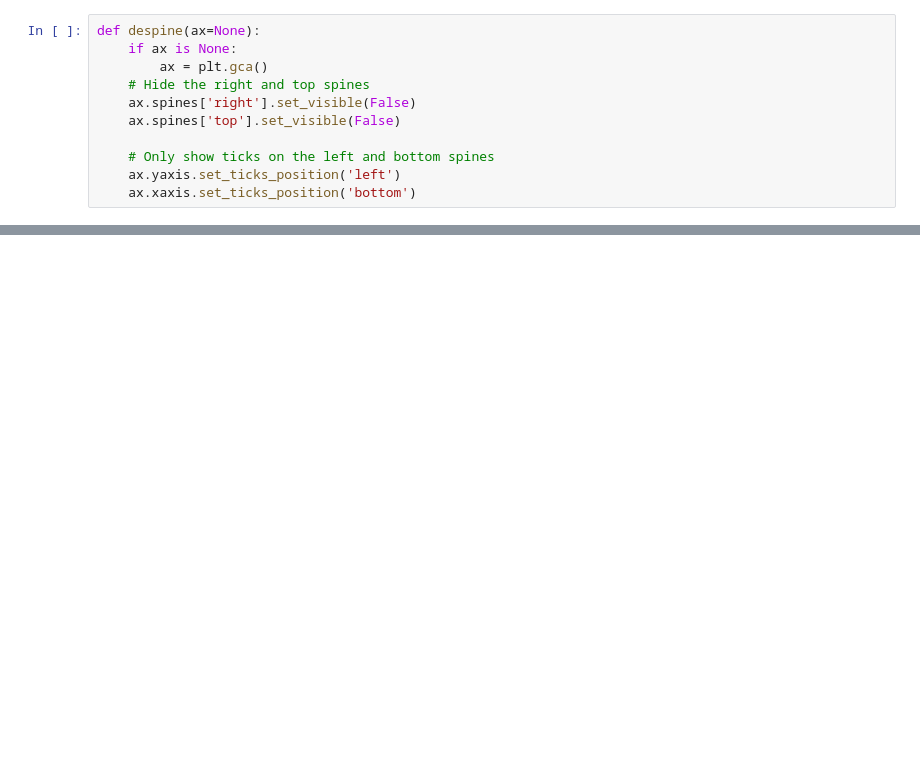
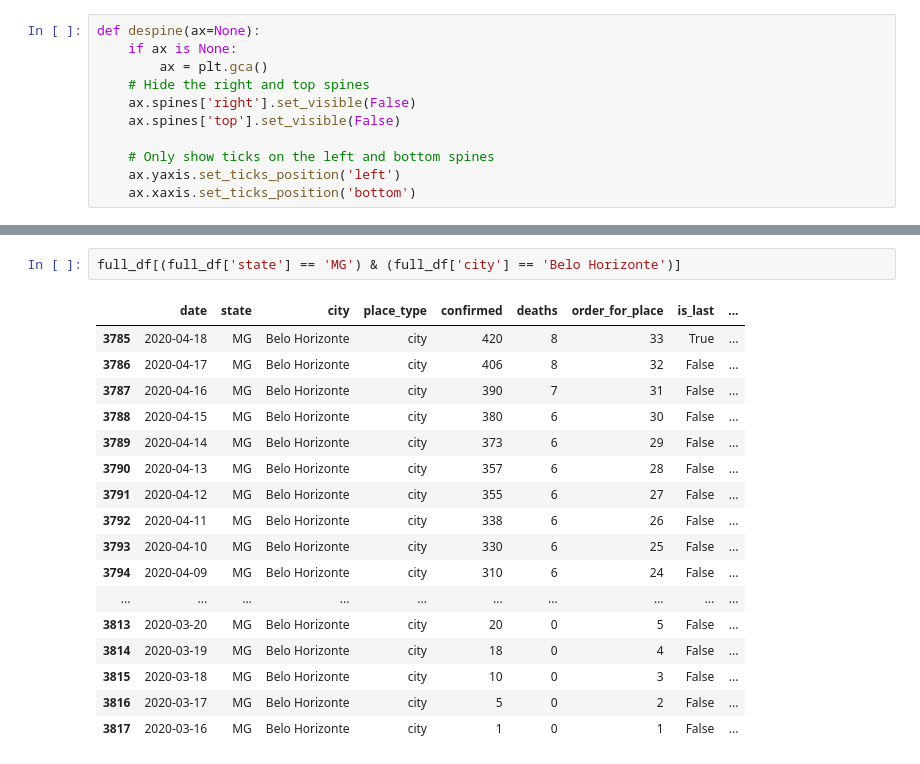
Before and after one commit to flaviovdf/covid19, a Jupyter notebook: Exploration.ipynb, the cells around one changed output, grey strips where cells are left out. Drawn from its saved outputs; the diff is of its cells as text; blank space fills up the shorter version.

```diff
--- a/Exploration.ipynb
+++ b/Exploration.ipynb
@@ -235,0 +259,20 @@ plot_standings(mr);
+# %%
+full_df[(full_df['state'] == 'MG') & (full_df['city'] == 'Belo Horizonte')]
+# %% [output]
+|  | date | state | city | place_type | confirmed | deaths | order_for_place | is_last | ... |
+| 3785 | 2020-04-18 | MG | Belo Horizonte | city | 420 | 8 | 33 | True | ... |
+| 3786 | 2020-04-17 | MG | Belo Horizonte | city | 406 | 8 | 32 | False | ... |
+| 3787 | 2020-04-16 | MG | Belo Horizonte | city | 390 | 7 | 31 | False | ... |
+| 3788 | 2020-04-15 | MG | Belo Horizonte | city | 380 | 6 | 30 | False | ... |
+| 3789 | 2020-04-14 | MG | Belo Horizonte | city | 373 | 6 | 29 | False | ... |
+| 3790 | 2020-04-13 | MG | Belo Horizonte | city | 357 | 6 | 28 | False | ... |
+| 3791 | 2020-04-12 | MG | Belo Horizonte | city | 355 | 6 | 27 | False | ... |
+| 3792 | 2020-04-11 | MG | Belo Horizonte | city | 338 | 6 | 26 | False | ... |
+| 3793 | 2020-04-10 | MG | Belo Horizonte | city | 330 | 6 | 25 | False | ... |
+| 3794 | 2020-04-09 | MG | Belo Horizonte | city | 310 | 6 | 24 | False | ... |
+| ... | ... | ... | ... | ... | ... | ... | ... | ... | ... |
+| 3813 | 2020-03-20 | MG | Belo Horizonte | city | 20 | 0 | 5 | False | ... |
+| 3814 | 2020-03-19 | MG | Belo Horizonte | city | 18 | 0 | 4 | False | ... |
+| 3815 | 2020-03-18 | MG | Belo Horizonte | city | 10 | 0 | 3 | False | ... |
+| 3816 | 2020-03-17 | MG | Belo Horizonte | city | 5 | 0 | 2 | False | ... |
+| 3817 | 2020-03-16 | MG | Belo Horizonte | city | 1 | 0 | 1 | False | ... |
```
Also changed, not shown: parts of 5 cells of this notebook, 30 other files.
